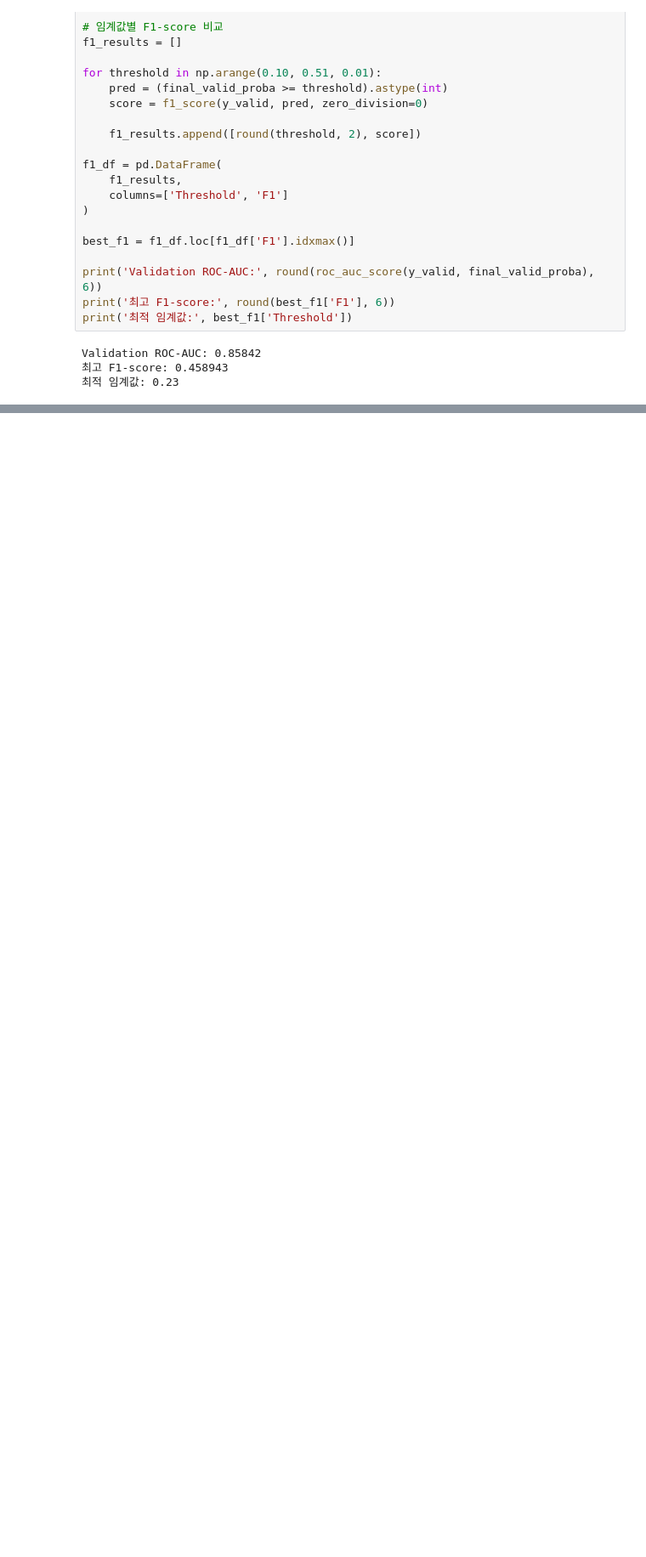
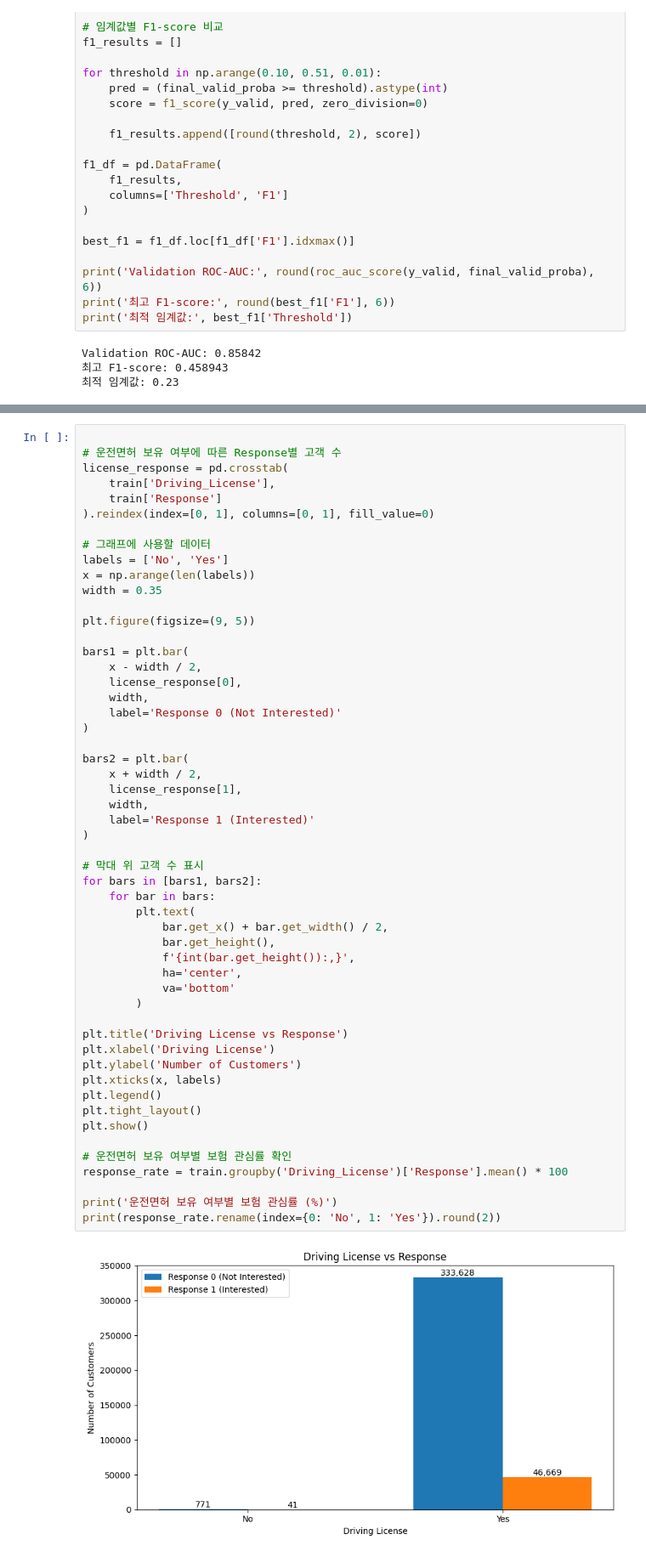
Before and after one commit to zzengmo/18_ML_03, a Jupyter notebook: 김현모/insurance_prediction.ipynb, the cells around one changed output, grey strips where cells are left out. Shown at 85% size. Drawn from its saved outputs; the diff is of its cells as text; blank space fills up the shorter version.

```diff
--- a/김현모/insurance_prediction.ipynb
+++ b/김현모/insurance_prediction.ipynb
@@ -2193,0 +2238,55 @@ Validation ROC-AUC: 0.85842
+# %%
+
+# 운전면허 보유 여부에 따른 Response별 고객 수
+license_response = pd.crosstab(
+    train['Driving_License'],
+    train['Response']
+).reindex(index=[0, 1], columns=[0, 1], fill_value=0)
+
+# 그래프에 사용할 데이터
+labels = ['No', 'Yes']
+x = np.arange(len(labels))
+width = 0.35
+
+plt.figure(figsize=(9, 5))
+
+bars1 = plt.bar(
+    x - width / 2,
+    license_response[0],
+    width,
+    label='Response 0 (Not Interested)'
+)
+
+bars2 = plt.bar(
+    x + width / 2,
+    license_response[1],
+    width,
+    label='Response 1 (Interested)'
+)
+
+# 막대 위 고객 수 표시
+for bars in [bars1, bars2]:
+    for bar in bars:
+        plt.text(
+            bar.get_x() + bar.get_width() / 2,
+            bar.get_height(),
+            f'{int(bar.get_height()):,}',
+            ha='center',
+            va='bottom'
+        )
+
+plt.title('Driving License vs Response')
+plt.xlabel('Driving License')
+plt.ylabel('Number of Customers')
+plt.xticks(x, labels)
+plt.legend()
+plt.tight_layout()
+plt.show()
+
+# 운전면허 보유 여부별 보험 관심률 확인
+response_rate = train.groupby('Driving_License')['Response'].mean() * 100
+
+print('운전면허 보유 여부별 보험 관심률 (%)')
+print(response_rate.rename(index={0: 'No', 1: 'Yes'}).round(2))
+# %% [output]
+[figure, added]
```
Also changed, not shown: parts of 36 cells of this notebook.
